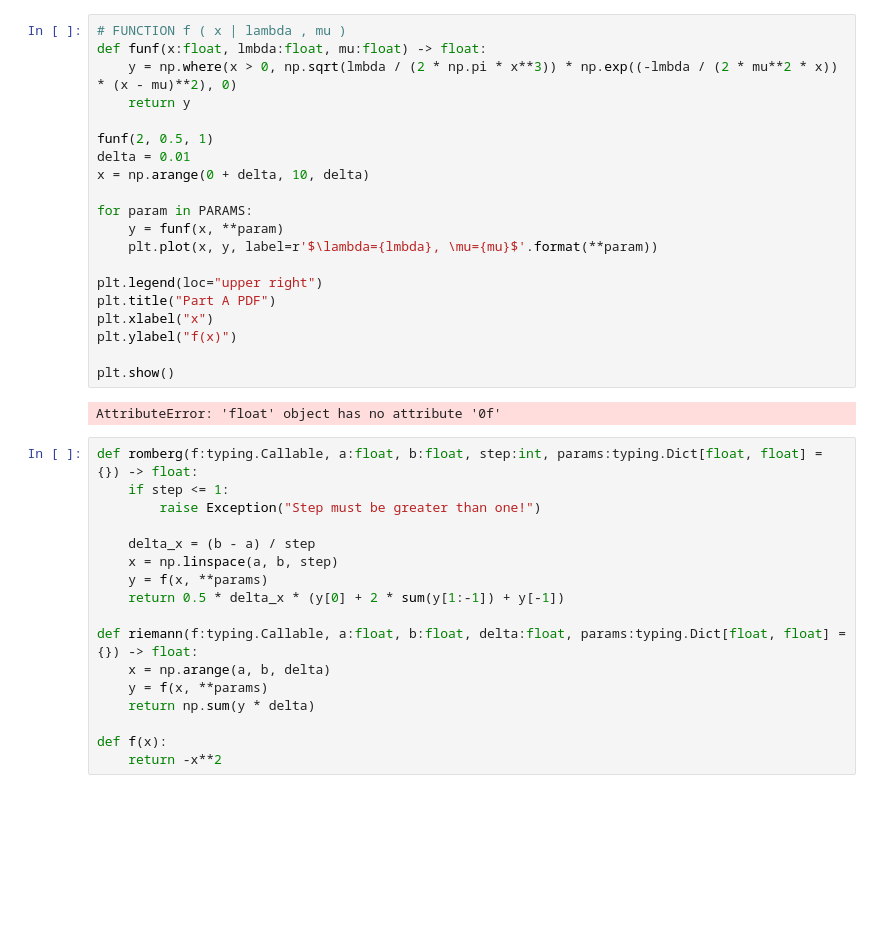
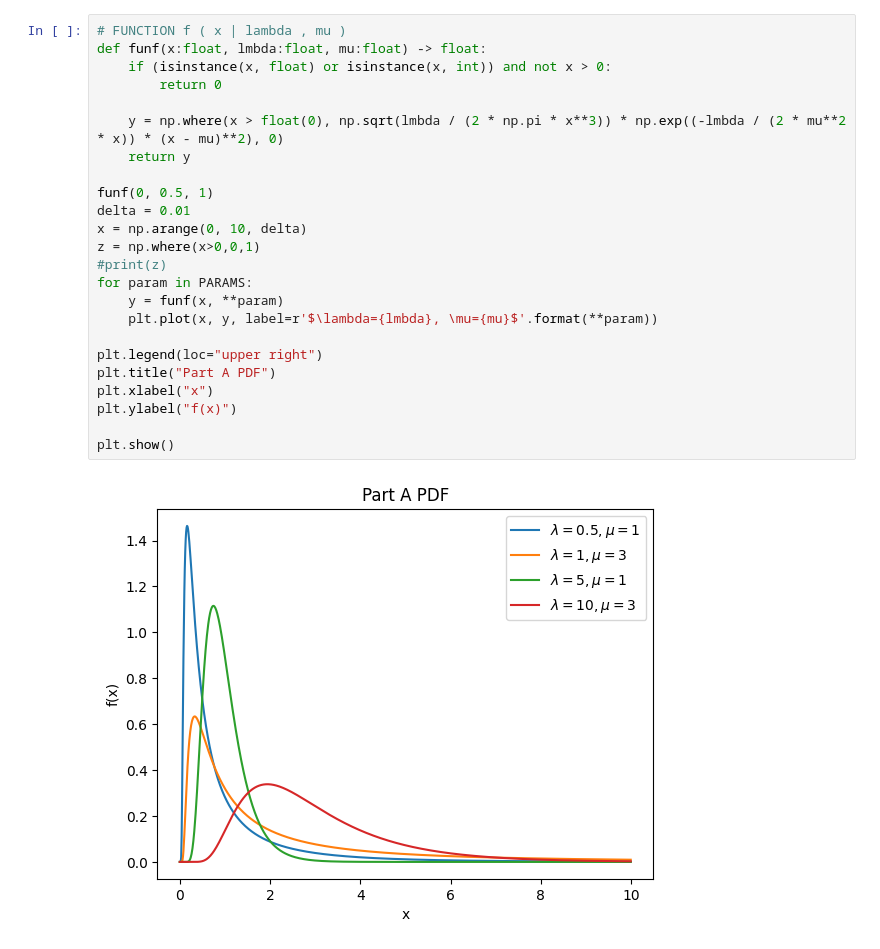
Before and after one commit to Marijn2404/numerical_assignment_period-1_team-10, a Jupyter notebook: assignment part a & b.ipynb, the cells around one changed output. Saved outputs shown, nothing was run; the diff lists cells and outputs as text; blank space fills up the shorter version.

```diff
--- a/assignment part a & b.ipynb
+++ b/assignment part a & b.ipynb
@@ -8,39 +19,26 @@ PARAMS = [{"lmbda" : 0.5, "mu" : 1}, {"lmbda" : 1, "mu" : 3}, {"lmbda" : 5, "mu"
 # %%
 # FUNCTION f ( x | lambda , mu )
 def funf(x:float, lmbda:float, mu:float) -> float:
-    y = np.where(x > 0, np.sqrt(lmbda / (2 * np.pi * x**3)) * np.exp((-lmbda / (2 * mu**2 * x)) * (x - mu)**2), 0)
+    if (isinstance(x, float) or isinstance(x, int)) and not x > 0:
+        return 0
+
+    y = np.where(x > float(0), np.sqrt(lmbda / (2 * np.pi * x**3)) * np.exp((-lmbda / (2 * mu**2 * x)) * (x - mu)**2), 0)
     return y
 
-funf(2, 0.5, 1)
+funf(0, 0.5, 1)
 delta = 0.01
-x = np.arange(0 + delta, 10, delta)
-
+x = np.arange(0, 10, delta)
+z = np.where(x>0,0,1)
+#print(z)
 for param in PARAMS:
     y = funf(x, **param)
     plt.plot(x, y, label=r'$\lambda={lmbda}, \mu={mu}$'.format(**param))
 
 plt.legend(loc="upper right")
 plt.title("Part A PDF")
 plt.xlabel("x")
 plt.ylabel("f(x)")
 
 plt.show()
 # %% [output]
-AttributeError: 'float' object has no attribute '0f'
+[figure, added]
-# %%
-def romberg(f:typing.Callable, a:float, b:float, step:int, params:typing.Dict[float, float] = {}) -> float:
-    if step <= 1:
-        raise Exception("Step must be greater than one!")
-
-    delta_x = (b - a) / step
-    x = np.linspace(a, b, step)
-    y = f(x, **params)
-    return 0.5 * delta_x * (y[0] + 2 * sum(y[1:-1]) + y[-1])
-
-def riemann(f:typing.Callable, a:float, b:float, delta:float, params:typing.Dict[float, float] = {}) -> float:
-    x = np.arange(a, b, delta)
-    y = f(x, **params)
-    return np.sum(y * delta)
-
-def f(x):
-    return -x**2
```
Also changed, not shown: parts of 3 cells of this notebook, 1 other file.
